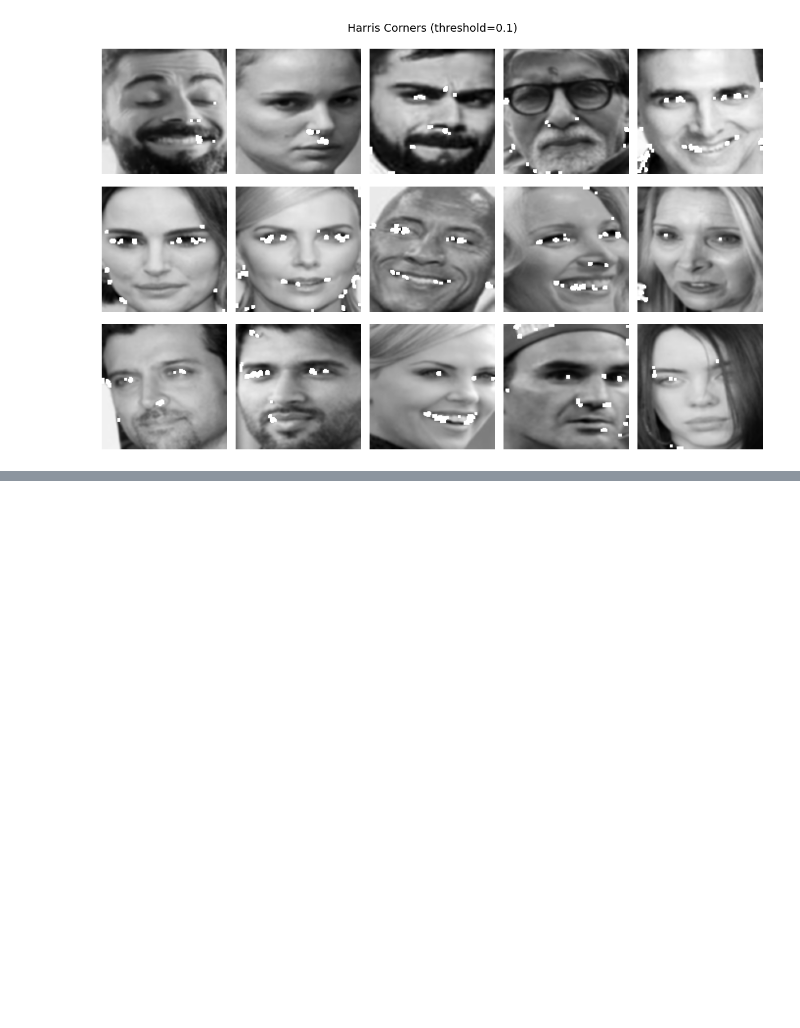
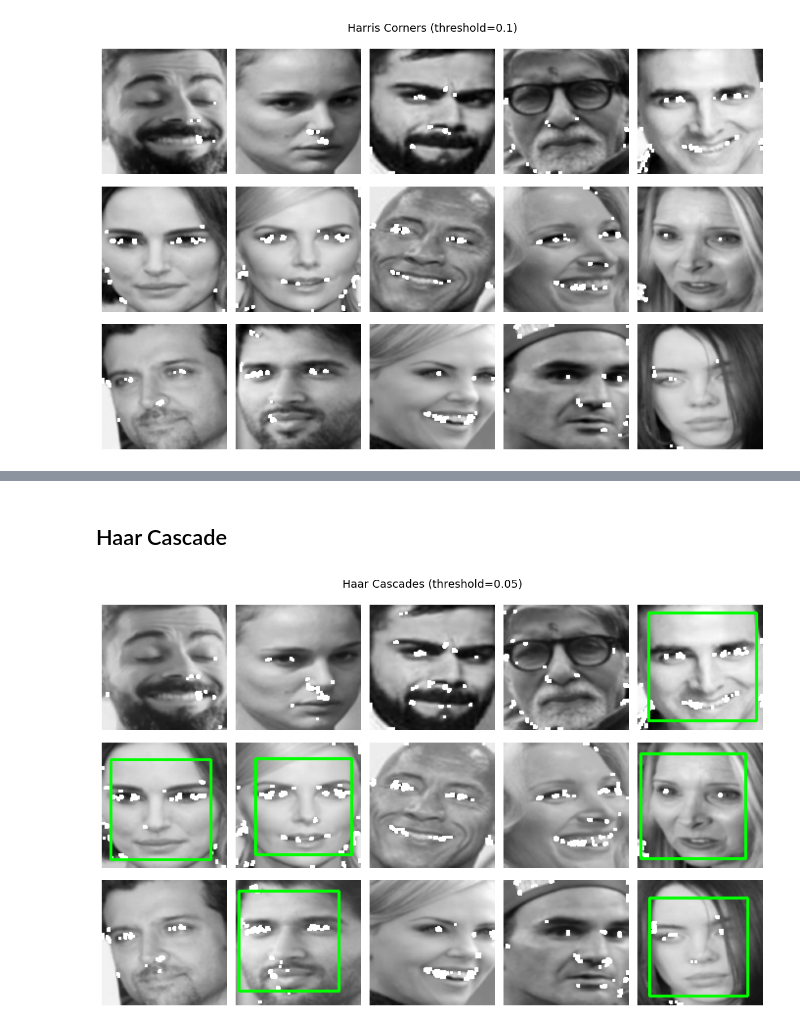
Before and after one commit to Ziad48-a/Face_Recognition_System, a Jupyter notebook: face_recognition.ipynb, the cells around one changed output, grey strips where cells are left out. Cells and saved outputs as stored; diff of their text form; code cells hidden in the pictures; blank space fills up the shorter version.

```diff
--- a/face_recognition.ipynb
+++ b/face_recognition.ipynb
@@ -219,0 +220,34 @@ plt.show()
+# %% [markdown]
+## Haar Cascade
+# %%
+face_cascade = cv2.CascadeClassifier(cv2.data.haarcascades + 'haarcascade_frontalface_default.xml')
+
+haar_results = {0.01: [], 0.05: [], 0.1: []}
+
+for thresh, images in harris_images.items():
+    for img in images:
+        # Harris output بيبقى grayscale، Haar محتاج BGR
+        img_bgr = cv2.cvtColor(img, cv2.COLOR_GRAY2BGR)
+        gray = cv2.cvtColor(img_bgr, cv2.COLOR_BGR2GRAY)
+
+        faces = face_cascade.detectMultiScale(gray, scaleFactor=1.1, minNeighbors=5)
+
+        result = img_bgr.copy()
+        for (x, y, w, h) in faces:
+            cv2.rectangle(result, (x, y), (x+w, y+h), (0, 255, 0), 2)
+
+        haar_results[thresh].append(result)
+# %%
+fig, axes = plt.subplots(3, 5, figsize=(12, 8))
+
+threshold = 0.05
+
+for ax, img in zip(axes.ravel(), haar_results[threshold]):
+    ax.imshow(img, cmap='gray')
+    ax.axis('off')
+
+plt.suptitle(f'Haar Cascades (threshold={threshold})', fontsize=14)
+plt.tight_layout()
+plt.show()
+# %% [output]
+[figure, added]
```
Also changed, not shown: parts of 5 cells of this notebook.
